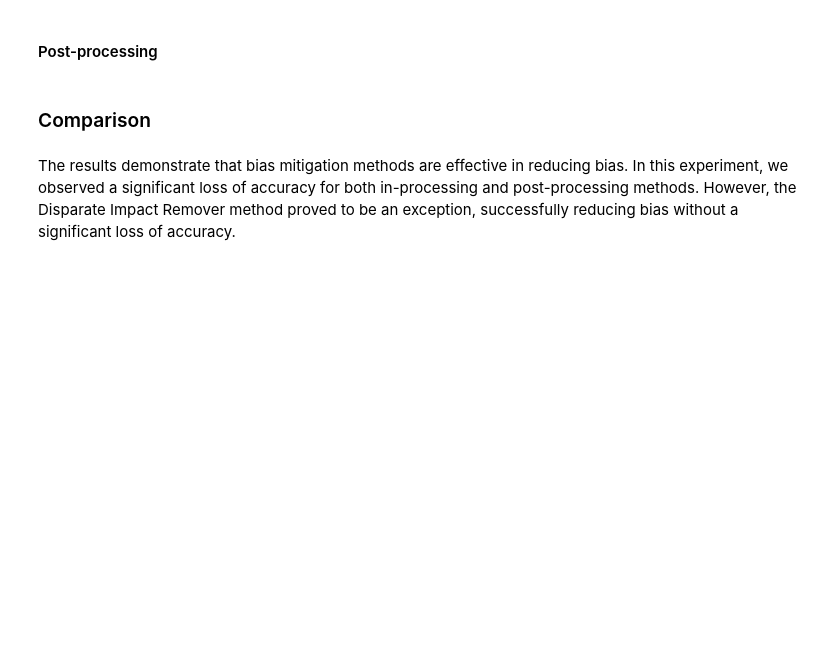
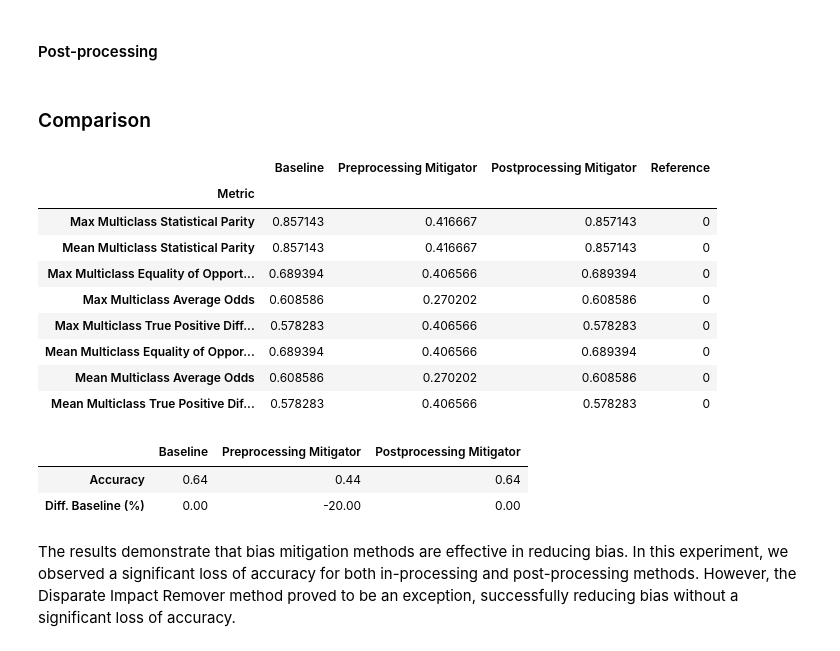
Before and after one commit to holistic-ai/holisticai, a Jupyter notebook: tutorials/bias/mitigating_bias/multi_classification/examples/example_multiclassification.ipynb, the cells around one changed output. Cells and saved outputs as stored; diff of their text form; code cells hidden in the pictures; blank space fills up the shorter version.

```diff
--- a/tutorials/bias/mitigating_bias/multi_classification/examples/example_multiclassification.ipynb
+++ b/tutorials/bias/mitigating_bias/multi_classification/examples/example_multiclassification.ipynb
@@ -112,7 +116,7 @@ import warnings
 warnings.filterwarnings("ignore")
 # %%
 # load the dataset with sex attribute as the protected attribute
-dataset = load_dataset('us_crime_multiclass')
+dataset = load_dataset('us_crime_multiclass', protected_attribute='race')
 train_test = dataset.train_test_split(test_size=0.2, random_state=42)
 
 # get the train and test data
@@ -140,7 +144,7 @@ model.fit(X_train, train['y'])
 X_test = scaler.transform(test['X'])
 y_pred = model.predict(X_test)
 # Compute metrics
-baseline = multiclass_bias_metrics(test['p_attr'], y_pred, test['y'], metric_type='both')
+baseline = multiclass_bias_metrics(test['group_a'], y_pred, test['y'], metric_type='both')
 
 # Compute accuracy
 baseline_accuracy = accuracy_score(test['y'], y_pred)
@@ -159,7 +163,7 @@ pipeline.fit(train['X'], train['y'], bm__group_a=train['group_a'], bm__group_b=t
 y_pred = pipeline.predict(test['X'], bm__group_a=test['group_a'], bm__group_b=test['group_b'])
 
 # compute bias metrics
-metrics_preprocessing = multiclass_bias_metrics(test['p_attr'], y_pred, test['y'], metric_type='both')
+metrics_preprocessing = multiclass_bias_metrics(test['group_a'], y_pred, test['y'], metric_type='both')
 
 # compute accuracy
 accuracy_preprocessing = accuracy_score(test['y'], y_pred)
@@ -193,7 +201,7 @@ pipeline.fit(train['X'], train['y'], bm__group_a=train['group_a'], bm__group_b=t
 y_pred = pipeline.predict(test['X'], bm__group_a=test['group_a'], bm__group_b=test['group_b'])
 
 # compute bias metrics
-metrics_postprocessing = multiclass_bias_metrics(test['p_attr'], y_pred, test['y'], metric_type='both')
+metrics_postprocessing = multiclass_bias_metrics(test['group_a'], y_pred, test['y'], metric_type='both')
 
 # compute accuracy
 accuracy_postprocessing = accuracy_score(test['y'], y_pred)
@@ -202,24 +210,37 @@ accuracy_postprocessing = accuracy_score(test['y'], y_pred)
 # %%
 # Comparison table of bias metrics
 
-keys = ['Baseline', 'Preprocessing Mitigator', 'Inprocessing Mitigator', 'Postprocessing Mitigator', 'Reference']
-comparison = pd.concat([baseline['Value'], metrics_preprocessing['Value'], metrics_inprocessing['Value'], metrics_postprocessing], axis=1)
+#keys = ['Baseline', 'Preprocessing Mitigator', 'Inprocessing Mitigator', 'Postprocessing Mitigator', 'Reference']
+#comparison = pd.concat([baseline['Value'], metrics_preprocessing['Value'], metrics_inprocessing['Value'], metrics_postprocessing], axis=1)
+keys = ['Baseline', 'Preprocessing Mitigator',  'Postprocessing Mitigator', 'Reference']
+comparison = pd.concat([baseline['Value'], metrics_preprocessing['Value'],  metrics_postprocessing], axis=1)
 comparison.columns = keys
 
 def highlight_closest(s):
     reference = s['Reference']
     differences = s.drop('Reference').apply(lambda x: abs(x - reference))
     closest = differences.idxmin()
     return ['background-color: mediumseagreen' if x == s[closest] else '' for x in s]
 
 comparison_highlighted = comparison.style.apply(highlight_closest, axis=1)
 comparison_highlighted
+# %% [output]
+|  | Baseline | Preprocessing Mitigator | Postprocessing Mitigator | Reference |
+| Metric |  |  |  |  |
+| Max Multiclass Statistical Parity | 0.857143 | 0.416667 | 0.857143 | 0 |
+| Mean Multiclass Statistical Parity | 0.857143 | 0.416667 | 0.857143 | 0 |
+| Max Multiclass Equality of Opport... | 0.689394 | 0.406566 | 0.689394 | 0 |
+| Max Multiclass Average Odds | 0.608586 | 0.270202 | 0.608586 | 0 |
+| Max Multiclass True Positive Diff... | 0.578283 | 0.406566 | 0.578283 | 0 |
+| Mean Multiclass Equality of Oppor... | 0.689394 | 0.406566 | 0.689394 | 0 |
+| Mean Multiclass Average Odds | 0.608586 | 0.270202 | 0.608586 | 0 |
+| Mean Multiclass True Positive Dif... | 0.578283 | 0.406566 | 0.578283 | 0 |
 # %%
 # Create a comparison table of accuracy
 acc = {
     'Baseline': baseline_accuracy,
     'Preprocessing Mitigator': accuracy_preprocessing,
-    'Inprocessing Mitigator': accuracy_inprocessing,
+    #'Inprocessing Mitigator': accuracy_inprocessing,
     'Postprocessing Mitigator': accuracy_postprocessing
 }
 
@@ -227,6 +248,10 @@ acc_data = pd.DataFrame(acc, index=['Accuracy'])
 acc_data.loc['Accuracy'] = acc_data.loc['Accuracy'].apply(lambda x: round(x, 4))
 acc_data.loc['Diff. Baseline (%)'] = acc_data.loc['Accuracy'].apply(lambda x: round((x - acc_data.loc['Accuracy']['Baseline']) * 100, 4))
 acc_data
+# %% [output]
+|  | Baseline | Preprocessing Mitigator | Postprocessing Mitigator |
+| Accuracy | 0.64 | 0.44 | 0.64 |
+| Diff. Baseline (%) | 0.00 | -20.00 | 0.00 |
 # %% [markdown]
 The results demonstrate that bias mitigation methods are effective in reducing bias. In this experiment, we observed a significant loss of accuracy for both in-processing and post-processing methods. However, the Disparate Impact Remover method proved to be an exception, successfully reducing bias without a significant loss of accuracy.
 # %% [markdown]
```
Also changed, not shown: parts of 7 cells of this notebook.
